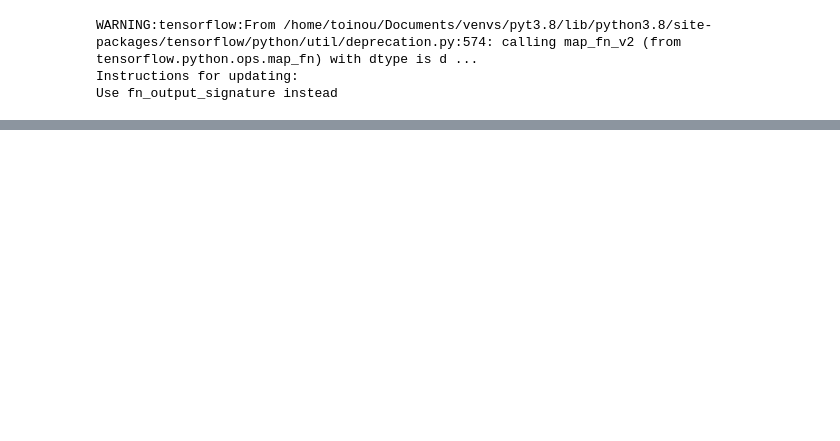
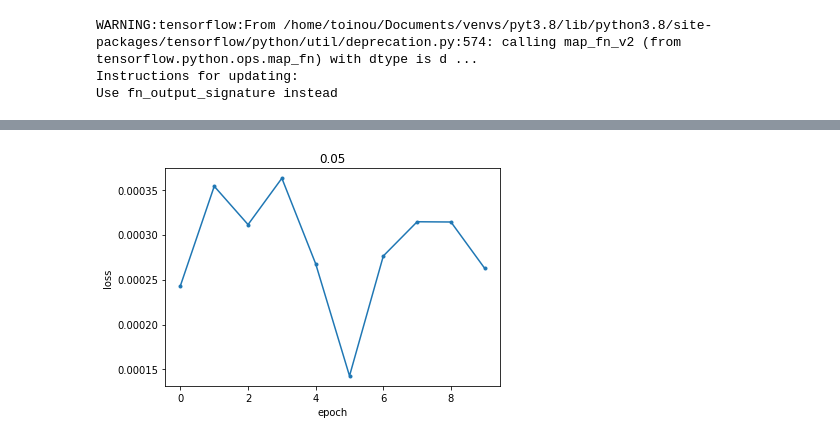
Before and after one commit to madtoinou/voxelmorph, a Jupyter notebook: voxelmorph_project.ipynb, the cells around one changed output, grey strips where cells are left out. Cells and saved outputs as stored; diff of their text form; code cells hidden in the pictures; blank space fills up the shorter version.

```diff
--- a/voxelmorph_project.ipynb
+++ b/voxelmorph_project.ipynb
@@ -368,3 +387,25 @@ for i, key in enumerate(masked_test):
+# %%
+#get the index of keys with frame + labels
+masked_test = [i for i in keys_test if (len(hf.get(i)) > 1)]
+
+#preallocation
+labels_test_3d_semisup = np.zeros((len(keys_test),112,112,32))
+slices_test_3d_semisup = np.zeros((len(keys_test),112,112,32))
+
+#load the test set + normalization
+for i, key in enumerate(keys_test[:51]):
+    if i in masked_test:
+        labels_test_3d_semisup[i] = np.array(hf.get(key)["mask"])
+        slices_test_3d_semisup[i] = np.array(hf.get(key)["frame"][0][:,:,:])/255
+    else:
+        labels_test_3d_semisup[i] = np.zeros((112, 112,  32))
+        slices_test_3d_semisup[i] = np.array(hf.get(key)["frame"][0][:,:,:])/255
+
+# generate a file for each semi-supervised training entry
+for i in range(len(slices_test_3d_semisup)):
+    savez_compressed('val'+str(i)+'.npz',
+                     vol=slices_test_3d_semisup[i],
+                     seg=labels_test_3d_semisup[i])
 # %%
 # our data will be of shape 112 x 112 x 32
 vol_shape = (112, 112, 32)
@@ -402,13 +435,28 @@ vols_names = ['vol'+str(i)+'.npz' for i in range(len(slices_train_3d_semisup))]
+# %%
+#nb_entries
+l_train = len(keys_train)
+vols_names = ['vol'+str(i)+'.npz' for i in range(l_train)]
+
+l_test = len(keys_test)
+vals_names = ['val'+str(i)+'.npz' for i in range(l_test)]
 # %%
 # create the generator
 label_vals = np.array([1,2,3,4,5,6,7])
 train_generator = vxm.generators.semisupervised(vol_names=vols_names,
                                                 labels=label_vals
                                                )
+
+val_generator = vxm.generators.semisupervised(vol_names=vals_names,
+                                                labels=label_vals
+                                               )
+
+vali = [next(val_generator) for i in range(3)]
 # %%
 # train the model
 hist = vxm_model_semisup.fit(train_generator,
-                             epochs=2,
+                             validation_data=vali,
+                             validation_batch_size=1,
+                             epochs=10,
                              steps_per_epoch=2,
                              verbose=1);
 # %% [output]
@@ -418,0 +465,4 @@ Epoch 2/2
+# %%
+util.plot_history(hist, 0.05, loss_name=['loss'], save_name = 'title')
+# %% [output]
+[figure, added]
```
Also changed, not shown: parts of 11 cells of this notebook, 1 other file.
